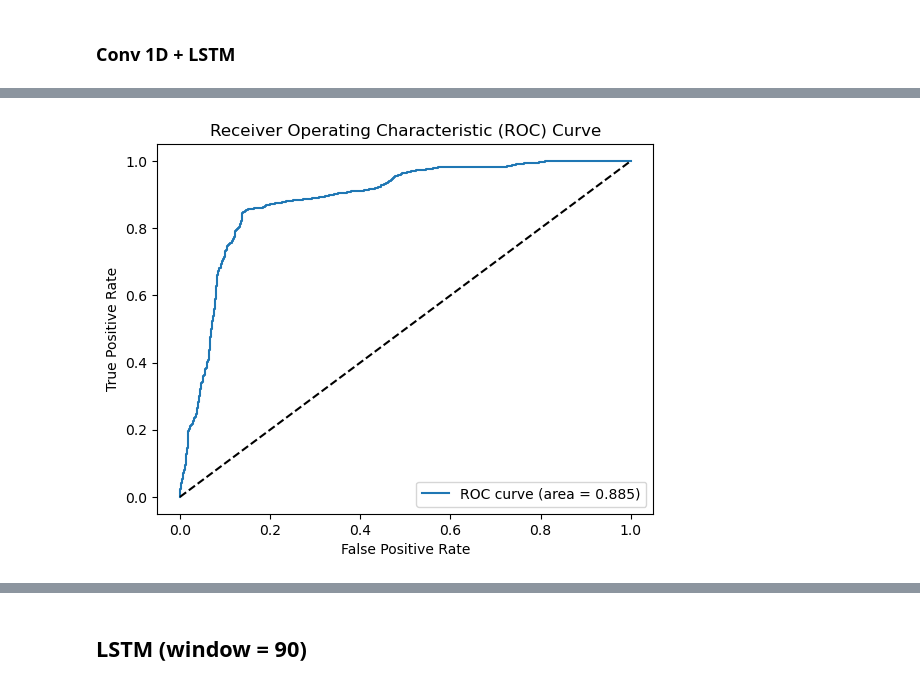
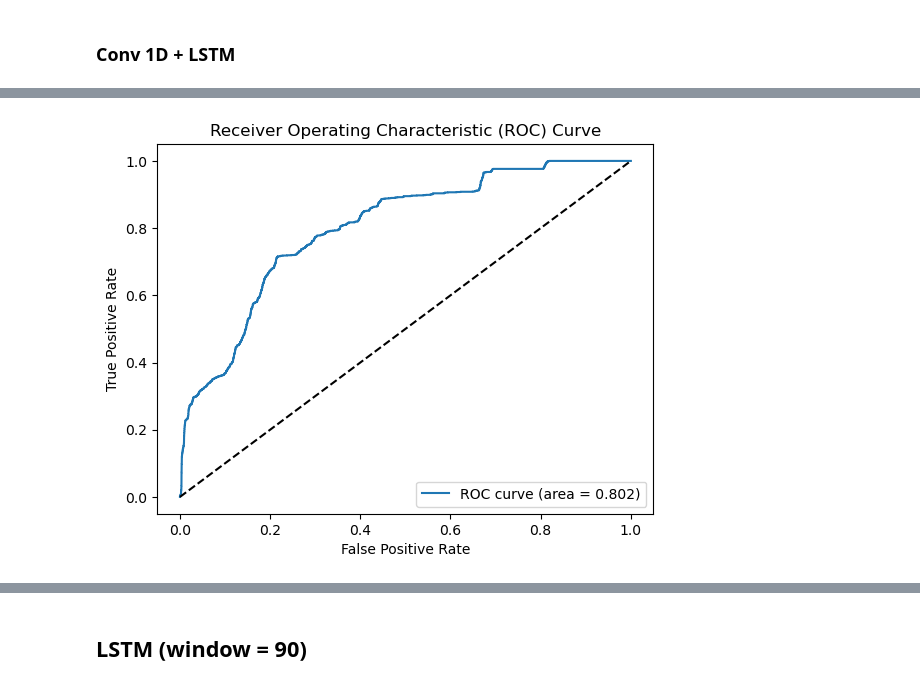
Before and after one commit to passion3659/ssd-failure, a Jupyter notebook: MB1_LSTM copy.ipynb, the cells around one changed output, grey strips where cells are left out. Drawn from its saved outputs; the diff is of its cells as text; code cells hidden in the pictures.

```diff
--- a/MB1_LSTM copy.ipynb
+++ b/MB1_LSTM copy.ipynb
@@ -464,14 +283,0 @@ plt.show()
-# %%
-from sklearn.preprocessing import MinMaxScaler
-scaler = MinMaxScaler()
-scaler.fit(final_X_train)
-
-final_X_train_scaled=scaler.transform(final_X_train)
-X_test_scaled=scaler.transform(X_test)
-
-# Assuming 'final_X_train' is the original DataFrame before scaling and its columns are to be preserved
-final_X_train_scaled_df = pd.DataFrame(final_X_train_scaled, columns=final_X_train.columns, index=final_X_train.index)
-X_test_scaled_df = pd.DataFrame(X_test_scaled, columns=X_test.columns, index=X_test.index)
-
-final_train_scaled = pd.concat([final_train_set[['disk_id','index']],final_X_train_scaled_df, final_y_train], axis=1)
-test_scaled = pd.concat([test_set[['disk_id','index']],X_test_scaled_df, y_test], axis=1)
@@ -722,0 +425,4 @@ print(y_val_window.shape)
+# %%
+X_train_window = X_train_window.reshape(X_train_window.shape[0], 3, 10, X_train_window.shape[2])
+X_val_window = X_val_window.reshape(X_val_window.shape[0], 3, 10, X_val_window.shape[2])
+X_test_window = X_test_window.reshape(X_test_window.shape[0], 3, 10, X_test_window.shape[2])
@@ -782,3 +462,0 @@ print(y_test_window.shape)
-# %%
-X_train_window = X_train_window.reshape(X_train_window.shape[0], 3, 30, X_train_window.shape[2])
-X_test_window = X_test_window.reshape(X_test_window.shape[0], 3, 30, X_test_window.shape[2])
@@ -863,0 +504,10 @@ model_cnn_lstm.evaluate(X_test_window,y_test_window)
+# %%
+from keras.models import load_model
+
+best_model = Conv1d_LSTM_model()
+
+# 미리 저장한 모델 파일을 불러옵니다.
+best_model.load_weights('conv1d_lstm_best_model.h5')
+
+# 모델을 사용하여 예측을 수행합니다.
+best_model.evaluate(X_test_window,y_test_window)
@@ -903,7 +556,7 @@ import matplotlib.pyplot as plt
 from sklearn.metrics import roc_curve, auc
 
 # 테스트 데이터셋을 사용하여 예측 수행
-y_pred = model.predict(X_test_window) # X_test_window는 테스트 데이터셋의 입력 특성이어야 합니다.
+y_pred = best_model.predict(X_test_window) # X_test_window는 테스트 데이터셋의 입력 특성이어야 합니다.
 
 # ROC 커브 생성
 fpr, tpr, thresholds = roc_curve(y_test_window, y_pred)
@@ -921 +575 @@ plt.show()
-[figure, old version]
+[figure, new version]
```
Also changed, not shown: parts of 48 cells of this notebook, 2 other files.
